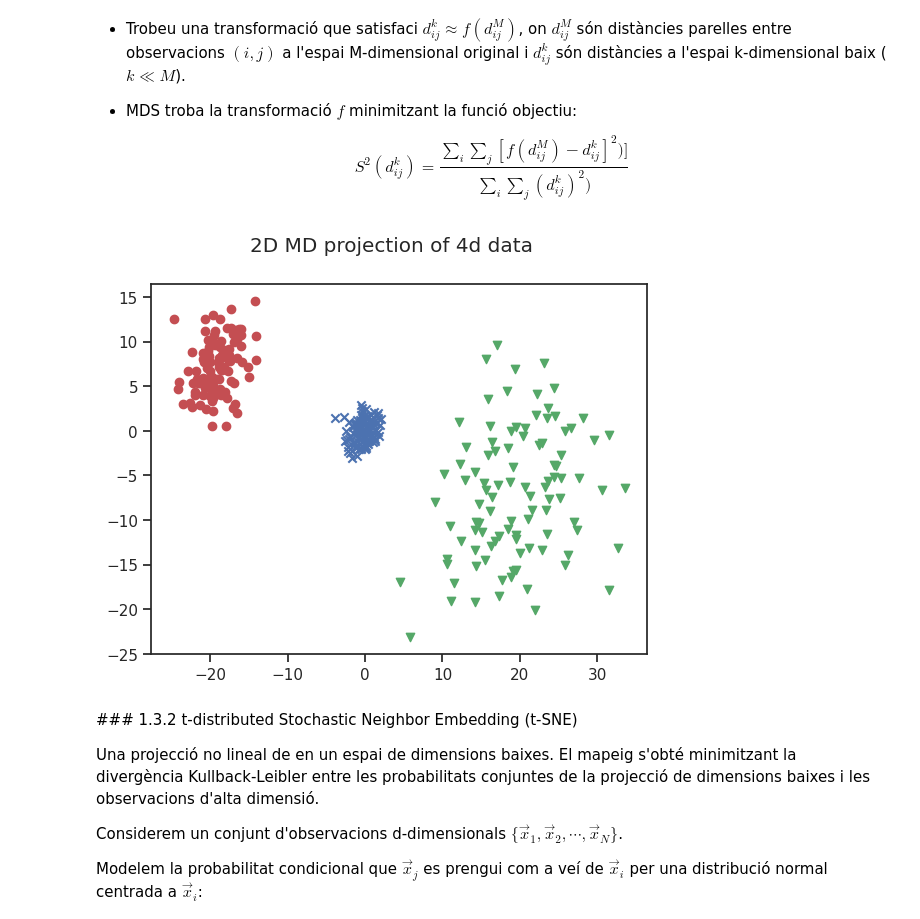
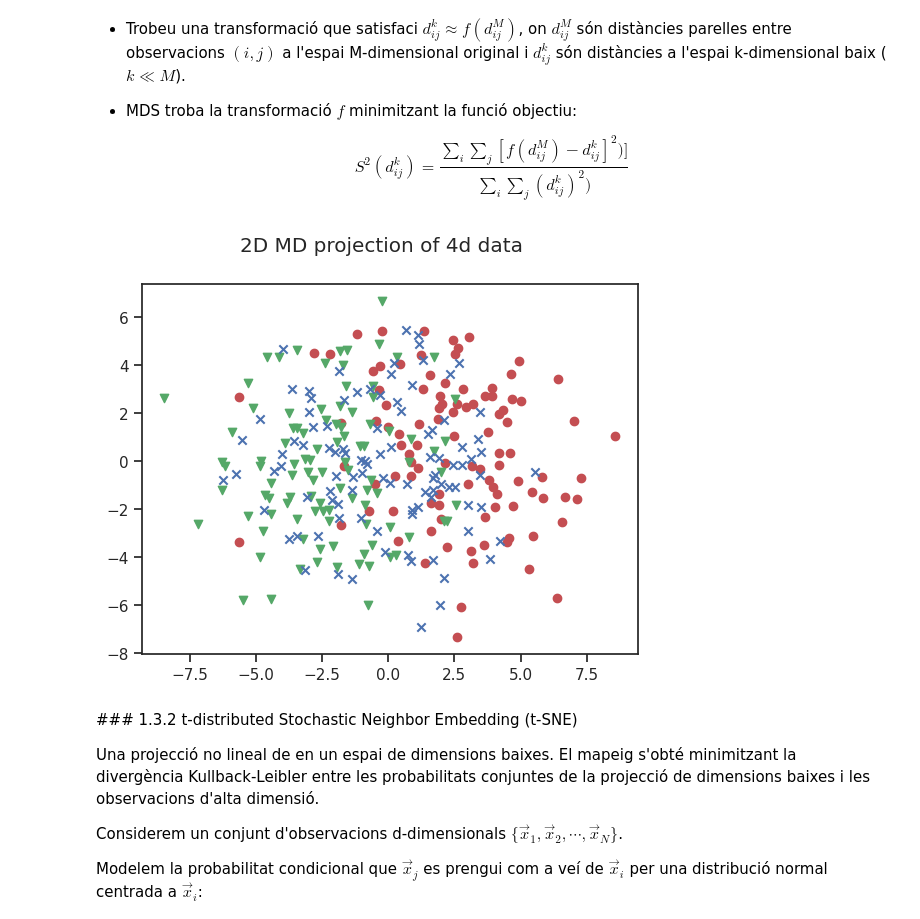
Before and after one commit to raulbenitez/introAI_ICE, a Jupyter notebook: Tema3_Reducció_de_dimensionalitat.ipynb, the cells around one changed output. Drawn from its saved outputs; the diff is of its cells as text; code cells hidden in the pictures.

```diff
--- a/Tema3_Reducció_de_dimensionalitat.ipynb
+++ b/Tema3_Reducció_de_dimensionalitat.ipynb
@@ -566,37 +568,37 @@ import pylab as py
 from sklearn import manifold
 from sklearn.metrics import euclidean_distances
 
 seed = np.random.RandomState(seed=3)
 
 # Generate 4d random synthetic data (N variables x M observations):
 N = 4
 M = 300
 
 M3 = int(round(M/3))
-X1 = 10 + 2*np.random.randn(M3,N) # cluster 1 (medium dispersion)
-X2 = -10 + 5*np.random.randn(M3,N) # cluster 2 (high dispersion)
-X3 = 1*np.random.randn(M3,N) # cluster 3 (low dispersion)
+X1 = 1 + 2*np.random.randn(M3,N) # cluster 1 (medium dispersion)
+X2 = -1 + 2*np.random.randn(M3,N) # cluster 2 (high dispersion)
+X3 = 2*np.random.randn(M3,N) # cluster 3 (low dispersion)
 
 A = np.concatenate((X1,X2,X3))
 
 # Apply MDS algorithm:
 mds = manifold.MDS(n_components=2, max_iter=3000, eps=1e-9, random_state=seed,
                    dissimilarity="precomputed", n_jobs=1)
 similarities = euclidean_distances(A)
 pos = mds.fit(similarities).embedding_
 
 # Represent data in the 2D MDS projection:
 fig1 = py.figure()
 for i in range(0,M3,1):
     py.scatter(pos[i][0],pos[i][1],marker='o',c='r')
 for i in range(M3,2*M3,1):
     py.scatter(pos[i][0],pos[i][1],marker='v',c='g')
 for i in range(2*M3,M,1):
     py.scatter(pos[i][0],pos[i][1],marker='x',c='b')
 fig1.suptitle('2D MD projection of 4d data')
 py.show()
 # %% [output]
-[figure, old version]
+[figure, new version]
 # %% [markdown]
 ### 1.3.2 t-distributed Stochastic Neighbor Embedding (t-SNE)
 
```
Also changed, not shown: parts of 11 cells of this notebook.
